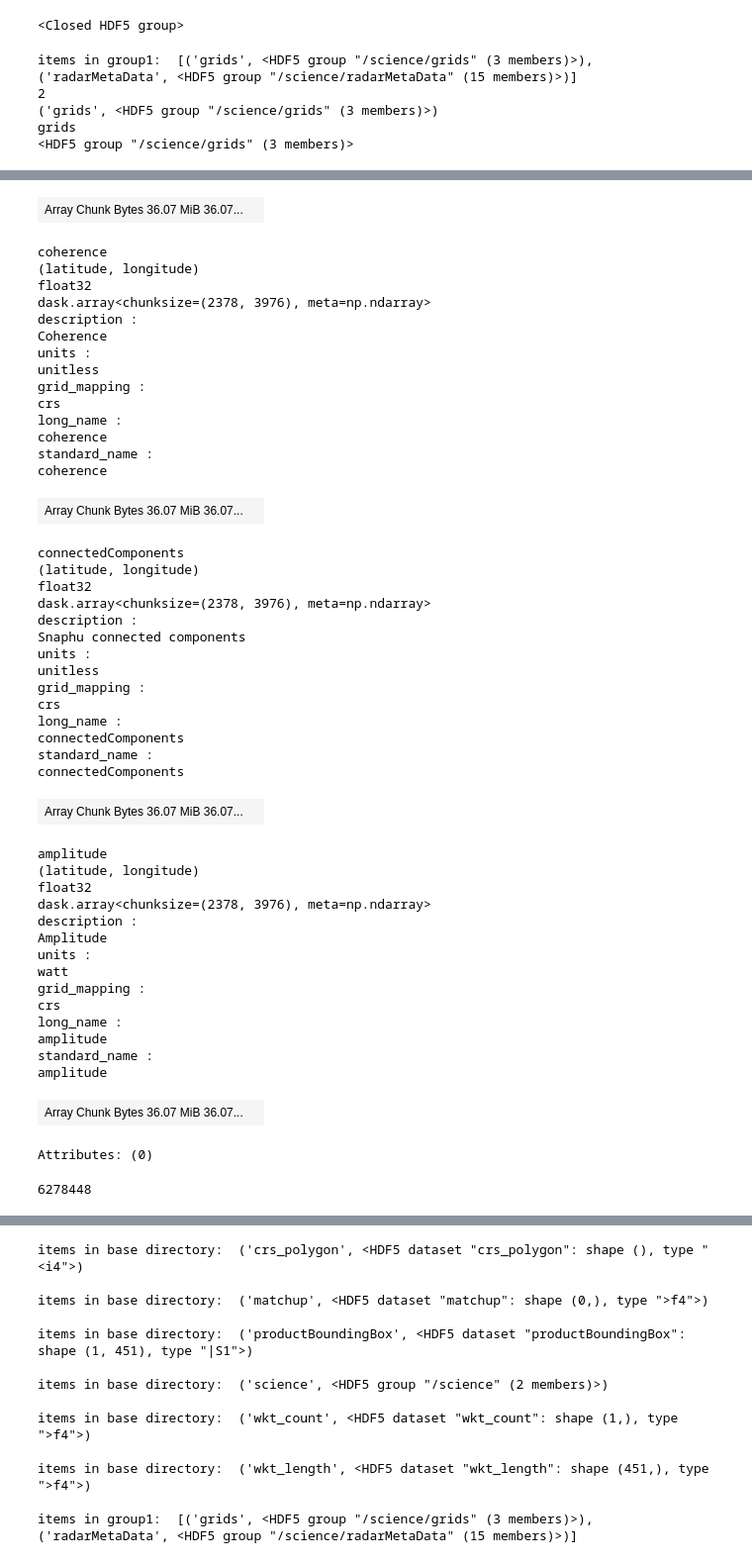
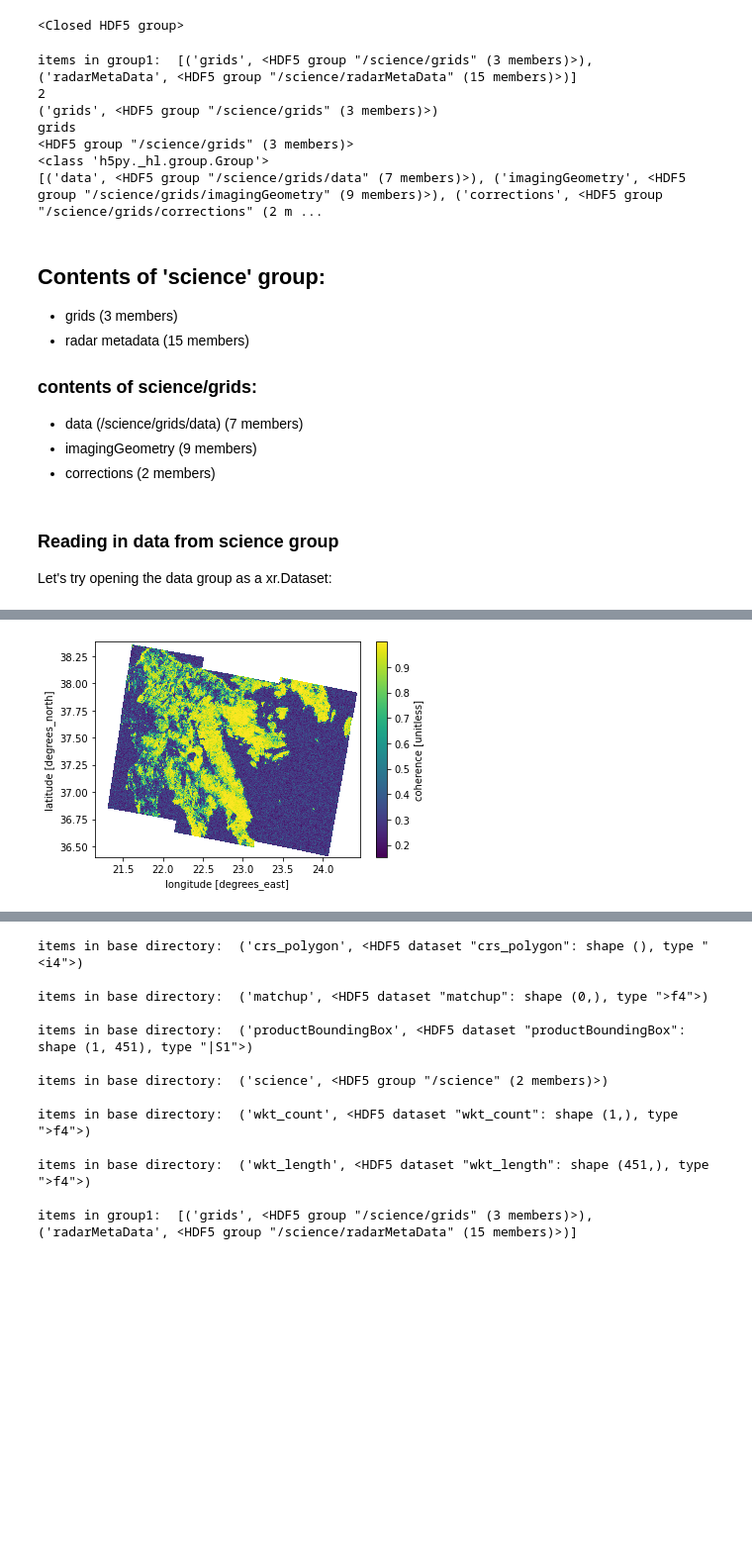
Before and after one commit to e-marshall/hdf5_example, a Jupyter notebook: hdf5_explore.ipynb, the cells around one changed output, grey strips where cells are left out. Shown at 99% size. Drawn from its saved outputs; the diff is of its cells as text; code cells hidden in the pictures; blank space fills up the shorter version.

Commit message:
beginning example of reading in s1 hdf5 data

```diff
--- a/hdf5_explore.ipynb
+++ b/hdf5_explore.ipynb
@@ -85,16 +87,36 @@ with h5py.File(fpath, 'r') as hdf:
     print(G1_items[0])
     print(G1_items[0][0])
     print(G1_items[0][1])
+    print(type(G1_items[0][1]))
+
+    science_items = list(G1.get('grids').items())
+    #list(G1_items[0])
+    print(science_items)
 # %% [output]
 items in group1:  [('grids', <HDF5 group "/science/grids" (3 members)>), ('radarMetaData', <HDF5 group "/science/radarMetaData" (15 members)>)]
 2
 ('grids', <HDF5 group "/science/grids" (3 members)>)
 grids
 <HDF5 group "/science/grids" (3 members)>
+<class 'h5py._hl.group.Group'>
+[('data', <HDF5 group "/science/grids/data" (7 members)>), ('imagingGeometry', <HDF5 group "/science/grids/imagingGeometry" (9 members)>), ('corrections', <HDF5 group "/science/grids/corrections" (2 m ...
+# %% [markdown]
+## Contents of 'science' group:
+- grids (3 members)
+- radar metadata (15 members)
+
+### contents of science/grids:
+
+- data (/science/grids/data) (7 members)
+- imagingGeometry (9 members)
+- corrections (2 members)
+# %% [markdown]
+### Reading in data from science group
+Let's try opening the data group as a xr.Dataset:
 # %%
 ds1 = xr.open_dataset(fpath,
                      group = '/science/grids/data', engine='h5netcdf',
                      chunks = 'auto')
 # %%
-ds1
+ds1.coherence.plot()
 # %% [output]
@@ -118,53 +124,2 @@ unwrappedPhase
-| Array Chunk Bytes 36.07 MiB 36.07... |  |
-coherence
-(latitude, longitude)
-float32
-dask.array<chunksize=(2378, 3976), meta=np.ndarray>
-description :
-Coherence
-units :
-unitless
-grid_mapping :
-crs
-long_name :
-coherence
-standard_name :
-coherence
-| Array Chunk Bytes 36.07 MiB 36.07... |  |
-connectedComponents
-(latitude, longitude)
-float32
-dask.array<chunksize=(2378, 3976), meta=np.ndarray>
-description :
-Snaphu connected components
-units :
-unitless
-grid_mapping :
-crs
-long_name :
-connectedComponents
-standard_name :
-connectedComponents
-| Array Chunk Bytes 36.07 MiB 36.07... |  |
-amplitude
-(latitude, longitude)
-float32
-dask.array<chunksize=(2378, 3976), meta=np.ndarray>
-description :
-Amplitude
-units :
-watt
-grid_mapping :
-crs
-long_name :
-amplitude
-standard_name :
-amplitude
-| Array Chunk Bytes 36.07 MiB 36.07... |  |
-Attributes: (0)
+[figure, added]
-# %%
-type(ds1.amplitude.data)
-np.count_nonzero(~(np.isnan(ds1.amplitude.data.compute())))
-# %% [output]
-6278448
 # %% [markdown]
```
Also changed, not shown: parts of 3 cells of this notebook.
